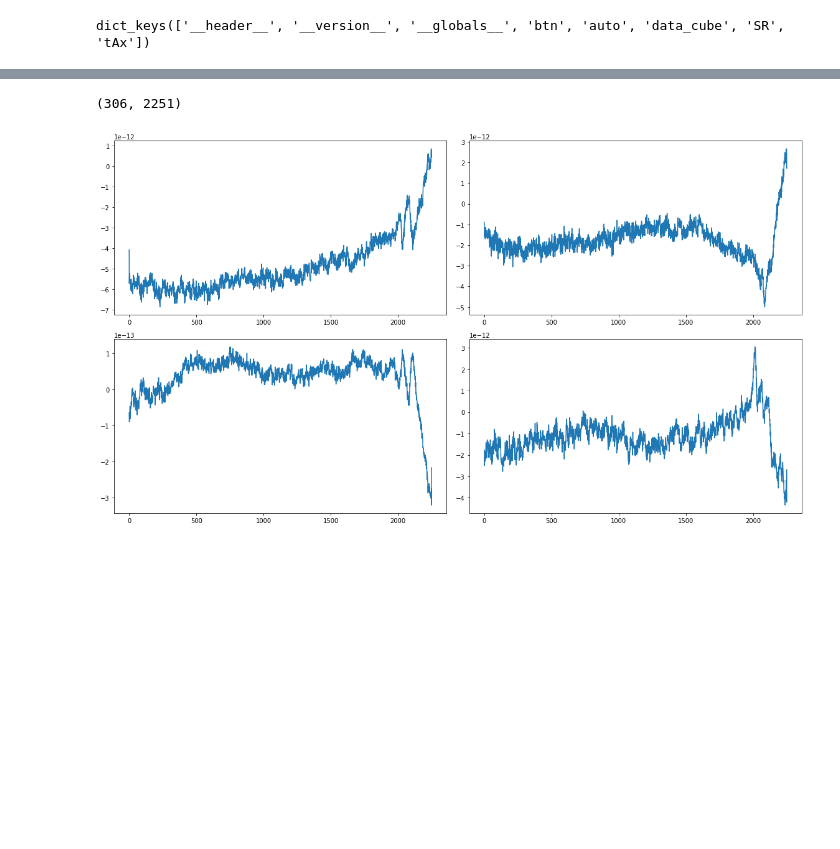
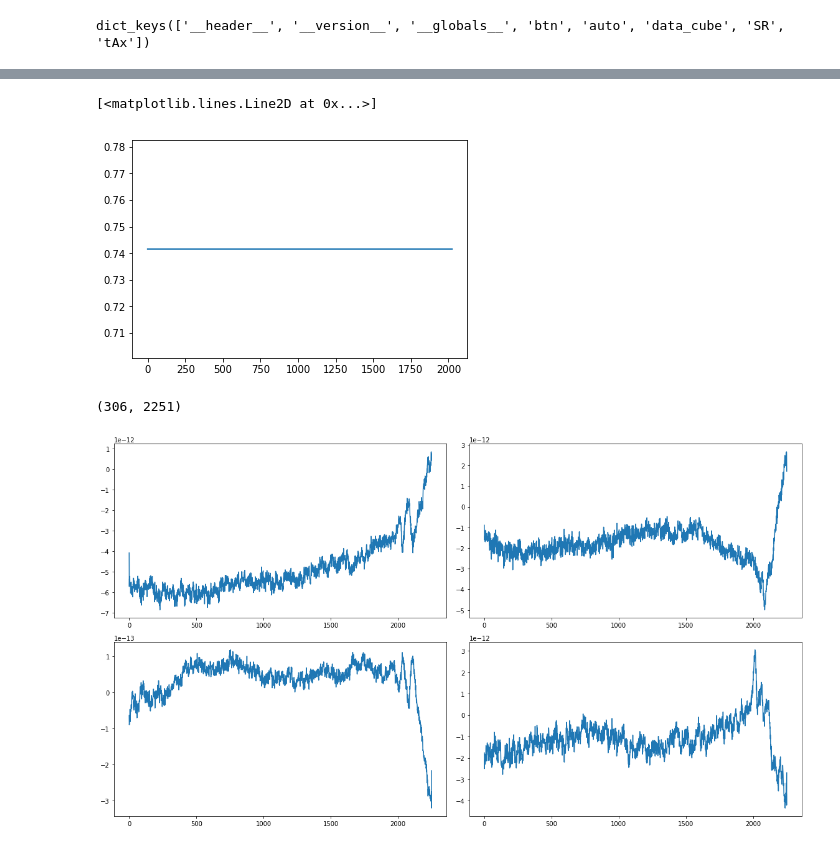
Before and after one commit to andylikescodes/MEG_Data_Cube_Classification, a Jupyter notebook: Explore.ipynb, the cells around one changed output, grey strips where cells are left out. Saved outputs shown, nothing was run; the diff lists cells and outputs as text; code cells hidden in the pictures; blank space fills up the shorter version.

```diff
--- a/Explore.ipynb
+++ b/Explore.ipynb
@@ -19,0 +91,29 @@ import matplotlib.pyplot as plt
+# %%
+X = np.concatenate([channel_mean_data_cube_all_1, channel_mean_data_cube_all_0], axis=1).T
+# %%
+from sklearn.model_selection import train_test_split
+from sklearn.decomposition import PCA
+
+X_train, X_test, y_train, y_test = train_test_split(X, y, test_size=0.25, random_state=42)
+# %%
+from sklearn.preprocessing import StandardScaler
+scaler = StandardScaler()
+scaler.fit(X_train)
+X_train_scaled = scaler.transform(X_train)
+X_test_scaled = scaler.transform(X_test)
+# %%
+from sklearn.ensemble import AdaBoostClassifier
+from sklearn.linear_model import LogisticRegression
+bin_size = 250
+step_size = bin_size/2
+scores = []
+
+
+for i in range(X_train.shape[1]-bin_size-1):
+    start = i
+    end = i + bin_size
+    clf = LogisticRegression()
+    clf.fit(X_train_scaled[:, start:end], y_train)
+    score = clf.score(X_test_scaled[:, start:end], y_test)
+    print(score)
+    scores.append(score)
@@ -20 +336,7 @@ import matplotlib.pyplot as plt
+# %%
+import matplotlib.pyplot as plt
+plt.plot(scores)
+# %% [output]
+[<matplotlib.lines.Line2D at 0x...>]
+[figure, added]
 # %%
```
Also changed, not shown: parts of 29 cells of this notebook.
